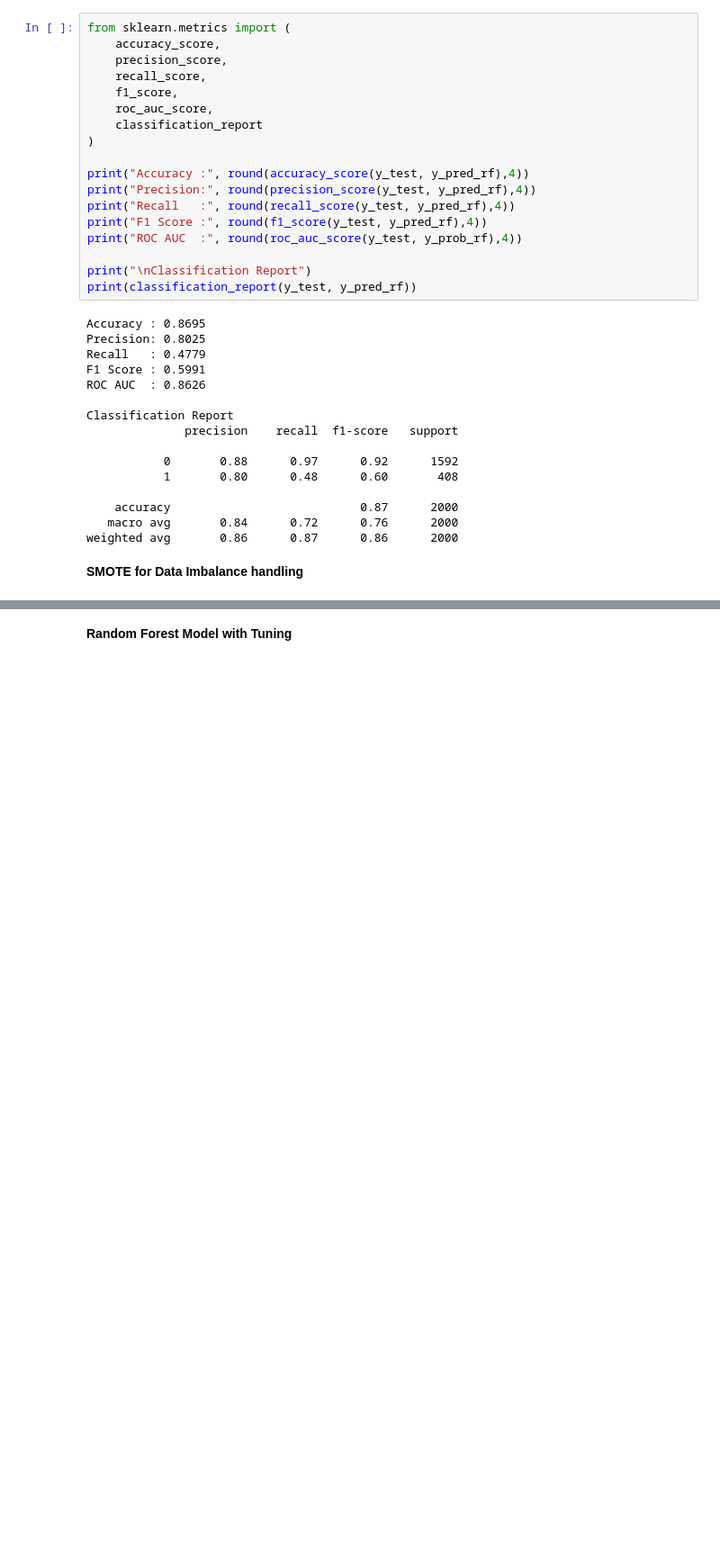
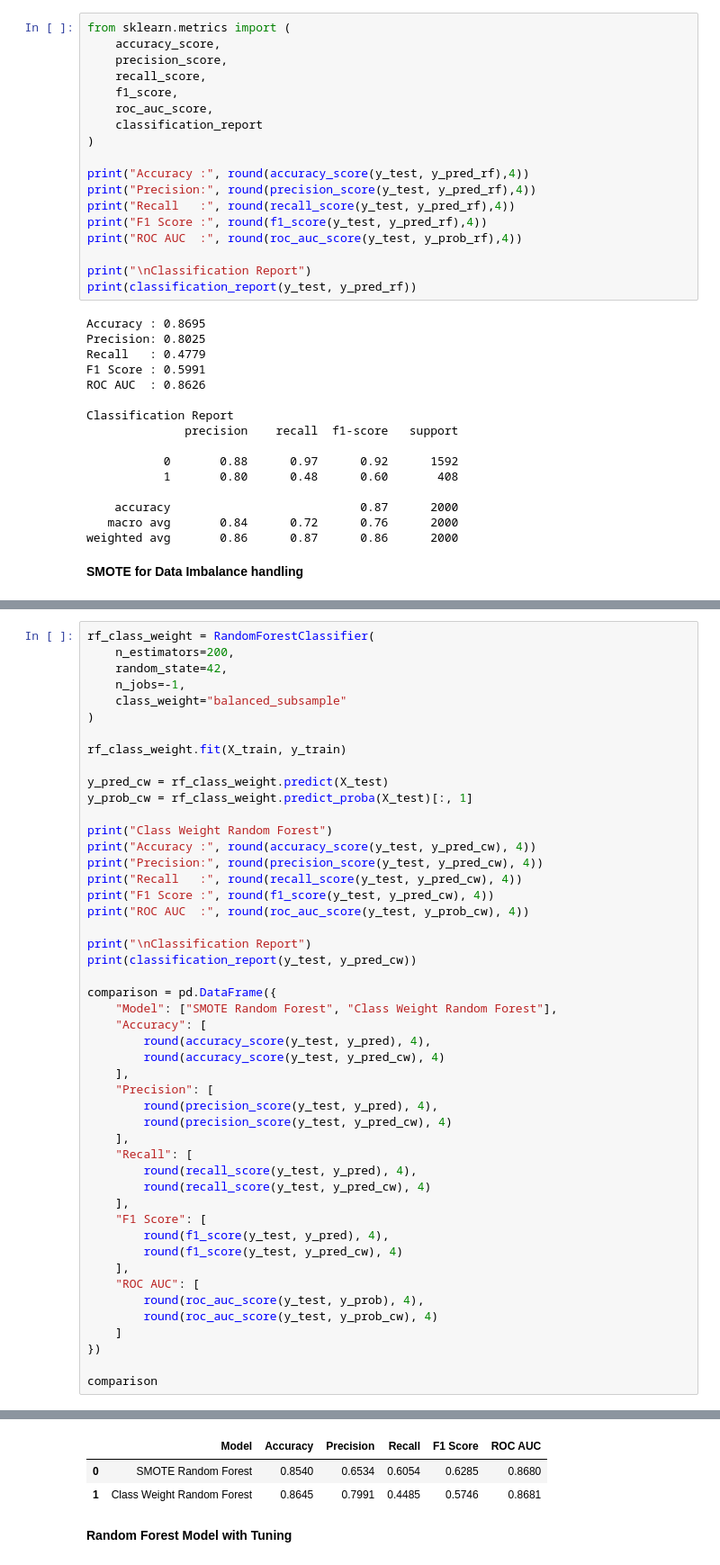
Before and after one commit to radenraissa/Bank-Customer-Churn, a Jupyter notebook: churn-prediction.ipynb, the cells around one changed output, grey strips where cells are left out. Shown at 90% size. Saved outputs shown, nothing was run; the diff lists cells and outputs as text; blank space fills up the shorter version.

```diff
--- a/churn-prediction.ipynb
+++ b/churn-prediction.ipynb
@@ -435,0 +493,49 @@ weighted avg       0.85      0.85      0.85      2000
+# %%
+rf_class_weight = RandomForestClassifier(
+    n_estimators=200,
+    random_state=42,
+    n_jobs=-1,
+    class_weight="balanced_subsample"
+)
+
+rf_class_weight.fit(X_train, y_train)
+
+y_pred_cw = rf_class_weight.predict(X_test)
+y_prob_cw = rf_class_weight.predict_proba(X_test)[:, 1]
+
+print("Class Weight Random Forest")
+print("Accuracy :", round(accuracy_score(y_test, y_pred_cw), 4))
+print("Precision:", round(precision_score(y_test, y_pred_cw), 4))
+print("Recall   :", round(recall_score(y_test, y_pred_cw), 4))
+print("F1 Score :", round(f1_score(y_test, y_pred_cw), 4))
+print("ROC AUC  :", round(roc_auc_score(y_test, y_prob_cw), 4))
+
+print("\nClassification Report")
+print(classification_report(y_test, y_pred_cw))
+
+comparison = pd.DataFrame({
+    "Model": ["SMOTE Random Forest", "Class Weight Random Forest"],
+    "Accuracy": [
+        round(accuracy_score(y_test, y_pred), 4),
+        round(accuracy_score(y_test, y_pred_cw), 4)
+    ],
+    "Precision": [
+        round(precision_score(y_test, y_pred), 4),
+        round(precision_score(y_test, y_pred_cw), 4)
+    ],
+    "Recall": [
+        round(recall_score(y_test, y_pred), 4),
+        round(recall_score(y_test, y_pred_cw), 4)
+    ],
+    "F1 Score": [
+        round(f1_score(y_test, y_pred), 4),
+        round(f1_score(y_test, y_pred_cw), 4)
+    ],
+    "ROC AUC": [
+        round(roc_auc_score(y_test, y_prob), 4),
+        round(roc_auc_score(y_test, y_prob_cw), 4)
+    ]
+})
+
+comparison
+# %% [output]
@@ -436,3 +558,6 @@ weighted avg       0.85      0.85      0.85      2000
+|  | Model | Accuracy | Precision | Recall | F1 Score | ROC AUC |
+| 0 | SMOTE Random Forest | 0.8540 | 0.6534 | 0.6054 | 0.6285 | 0.8680 |
+| 1 | Class Weight Random Forest | 0.8645 | 0.7991 | 0.4485 | 0.5746 | 0.8681 |
 # %% [markdown]
 **Random Forest Model with Tuning**
 # %%
```
Also changed, not shown: parts of 19 cells of this notebook, 1 other file.
